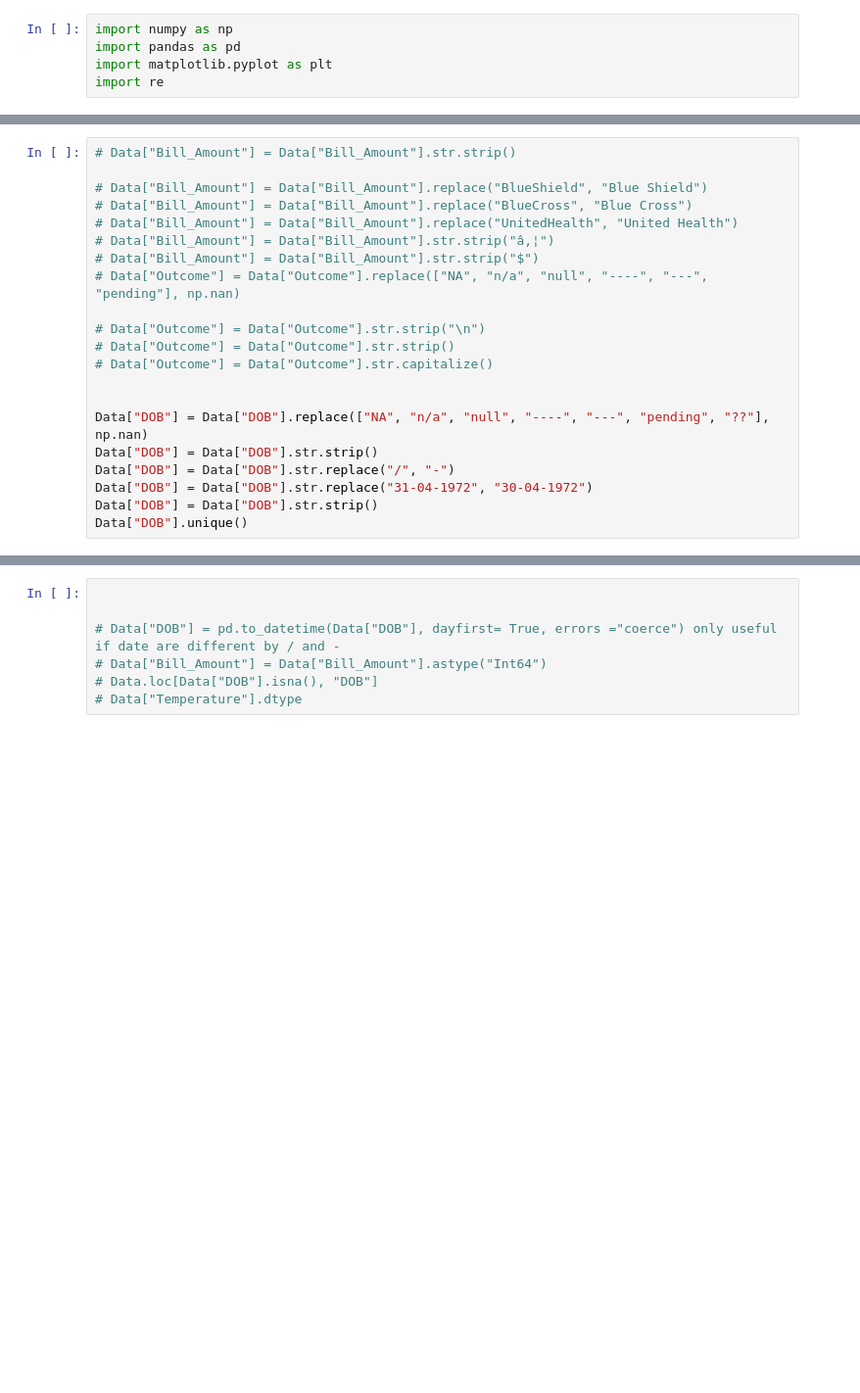
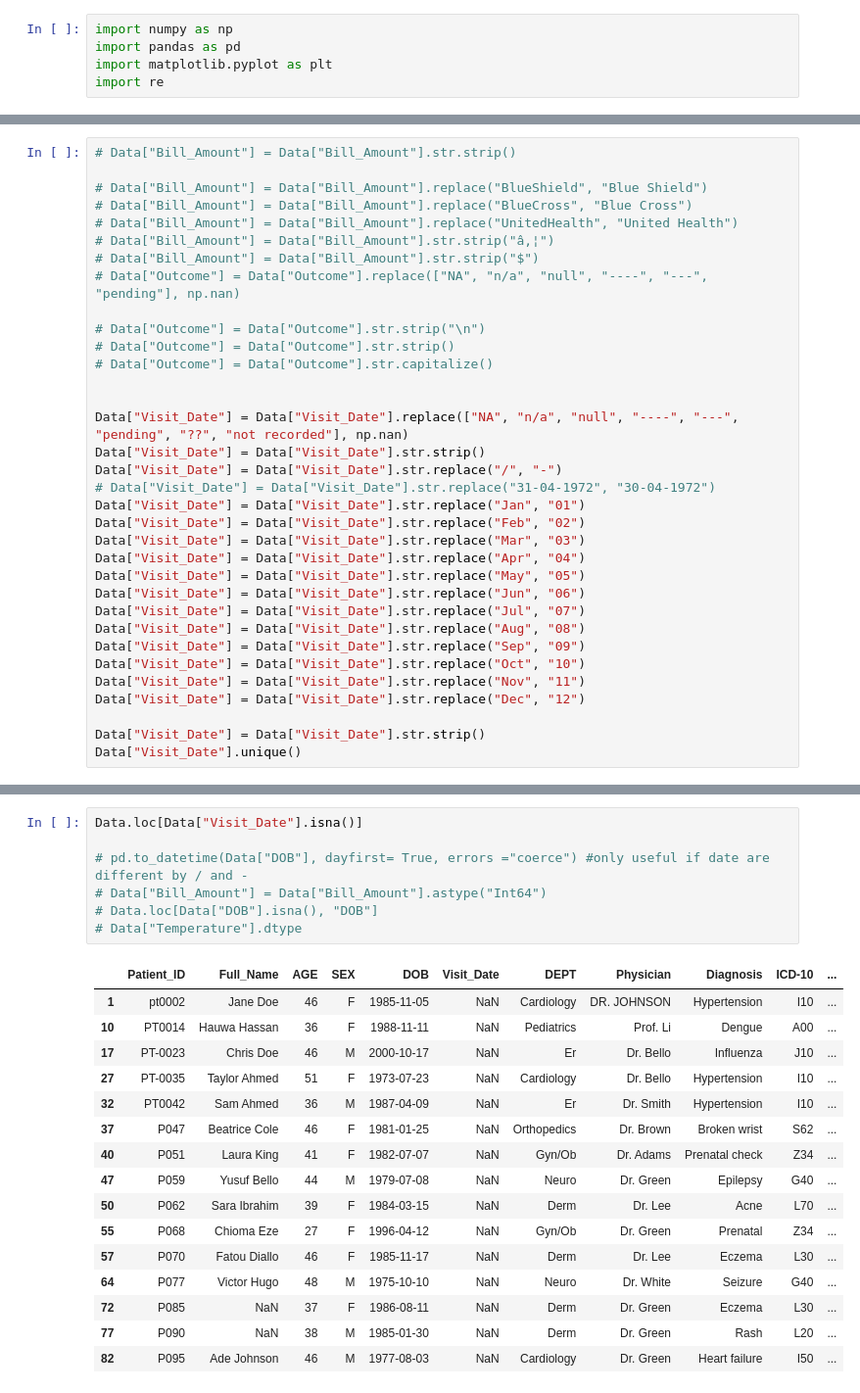
Before and after one commit to BllACK-ai/Hospital_data_analysis, a Jupyter notebook: Cleaning_section.ipynb, the cells around one changed output, grey strips where cells are left out. Shown at 98% size. Cells and saved outputs as stored; diff of their text form; blank space fills up the shorter version.

```diff
--- a/Cleaning_section.ipynb
+++ b/Cleaning_section.ipynb
@@ -41,10 +36,23 @@ Data.head(50)
 # Data["Outcome"] = Data["Outcome"].str.capitalize()
 
 
-Data["DOB"] = Data["DOB"].replace(["NA", "n/a", "null", "----", "---", "pending", "??"], np.nan)
-Data["DOB"] = Data["DOB"].str.strip()
-Data["DOB"] = Data["DOB"].str.replace("/", "-")
-Data["DOB"] = Data["DOB"].str.replace("31-04-1972", "30-04-1972")
-Data["DOB"] = Data["DOB"].str.strip()
-Data["DOB"].unique()
+Data["Visit_Date"] = Data["Visit_Date"].replace(["NA", "n/a", "null", "----", "---", "pending", "??", "not recorded"], np.nan)
+Data["Visit_Date"] = Data["Visit_Date"].str.strip()
+Data["Visit_Date"] = Data["Visit_Date"].str.replace("/", "-")
+# Data["Visit_Date"] = Data["Visit_Date"].str.replace("31-04-1972", "30-04-1972")
+Data["Visit_Date"] = Data["Visit_Date"].str.replace("Jan", "01")
+Data["Visit_Date"] = Data["Visit_Date"].str.replace("Feb", "02")
+Data["Visit_Date"] = Data["Visit_Date"].str.replace("Mar", "03")
+Data["Visit_Date"] = Data["Visit_Date"].str.replace("Apr", "04")
+Data["Visit_Date"] = Data["Visit_Date"].str.replace("May", "05")
+Data["Visit_Date"] = Data["Visit_Date"].str.replace("Jun", "06")
+Data["Visit_Date"] = Data["Visit_Date"].str.replace("Jul", "07")
+Data["Visit_Date"] = Data["Visit_Date"].str.replace("Aug", "08")
+Data["Visit_Date"] = Data["Visit_Date"].str.replace("Sep", "09")
+Data["Visit_Date"] = Data["Visit_Date"].str.replace("Oct", "10")
+Data["Visit_Date"] = Data["Visit_Date"].str.replace("Nov", "11")
+Data["Visit_Date"] = Data["Visit_Date"].str.replace("Dec", "12")
+
+Data["Visit_Date"] = Data["Visit_Date"].str.strip()
+Data["Visit_Date"].unique()
 # %% [output]
@@ -70,8 +77,24 @@ array(['1979-03-22', '05-11-1985', '1963-07-15', '??', '01-01-2005',
 # %%
+Data.loc[Data["Visit_Date"].isna()]
 
-
-# Data["DOB"] = pd.to_datetime(Data["DOB"], dayfirst= True, errors ="coerce") only useful if date are different by / and -
+# pd.to_datetime(Data["DOB"], dayfirst= True, errors ="coerce") #only useful if date are different by / and -
 # Data["Bill_Amount"] = Data["Bill_Amount"].astype("Int64")
 # Data.loc[Data["DOB"].isna(), "DOB"]
 # Data["Temperature"].dtype
 # %% [output]
+|  | Patient_ID | Full_Name | AGE | SEX | DOB | Visit_Date | DEPT | Physician | Diagnosis | ICD-10 | ... |
+| 1 | pt0002 | Jane Doe | 46 | F | 1985-11-05 | NaN | Cardiology | DR. JOHNSON | Hypertension | I10 | ... |
+| 10 | PT0014 | Hauwa Hassan | 36 | F | 1988-11-11 | NaN | Pediatrics | Prof. Li | Dengue | A00 | ... |
+| 17 | PT-0023 | Chris Doe | 46 | M | 2000-10-17 | NaN | Er | Dr. Bello | Influenza | J10 | ... |
+| 27 | PT-0035 | Taylor Ahmed | 51 | F | 1973-07-23 | NaN | Cardiology | Dr. Bello | Hypertension | I10 | ... |
+| 32 | PT0042 | Sam Ahmed | 36 | M | 1987-04-09 | NaN | Er | Dr. Smith | Hypertension | I10 | ... |
+| 37 | P047 | Beatrice Cole | 46 | F | 1981-01-25 | NaN | Orthopedics | Dr. Brown | Broken wrist | S62 | ... |
+| 40 | P051 | Laura King | 41 | F | 1982-07-07 | NaN | Gyn/Ob | Dr. Adams | Prenatal check | Z34 | ... |
+| 47 | P059 | Yusuf Bello | 44 | M | 1979-07-08 | NaN | Neuro | Dr. Green | Epilepsy | G40 | ... |
+| 50 | P062 | Sara Ibrahim | 39 | F | 1984-03-15 | NaN | Derm | Dr. Lee | Acne | L70 | ... |
+| 55 | P068 | Chioma Eze | 27 | F | 1996-04-12 | NaN | Gyn/Ob | Dr. Green | Prenatal | Z34 | ... |
+| 57 | P070 | Fatou Diallo | 46 | F | 1985-11-17 | NaN | Derm | Dr. Lee | Eczema | L30 | ... |
+| 64 | P077 | Victor Hugo | 48 | M | 1975-10-10 | NaN | Neuro | Dr. White | Seizure | G40 | ... |
+| 72 | P085 | NaN | 37 | F | 1986-08-11 | NaN | Derm | Dr. Green | Eczema | L30 | ... |
+| 77 | P090 | NaN | 38 | M | 1985-01-30 | NaN | Derm | Dr. Green | Rash | L20 | ... |
+| 82 | P095 | Ade Johnson | 46 | M | 1977-08-03 | NaN | Cardiology | Dr. Green | Heart failure | I50 | ... |
```
Also changed, not shown: parts of 8 cells of this notebook, 1 other file.
